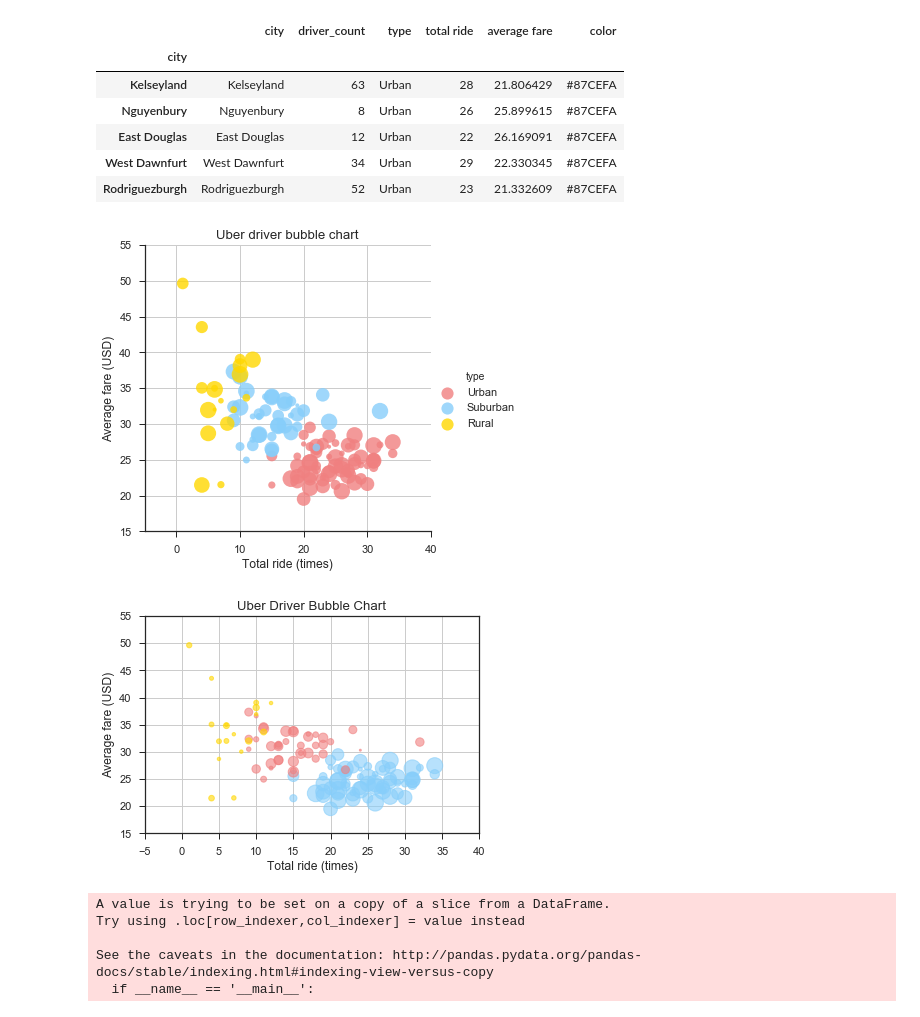
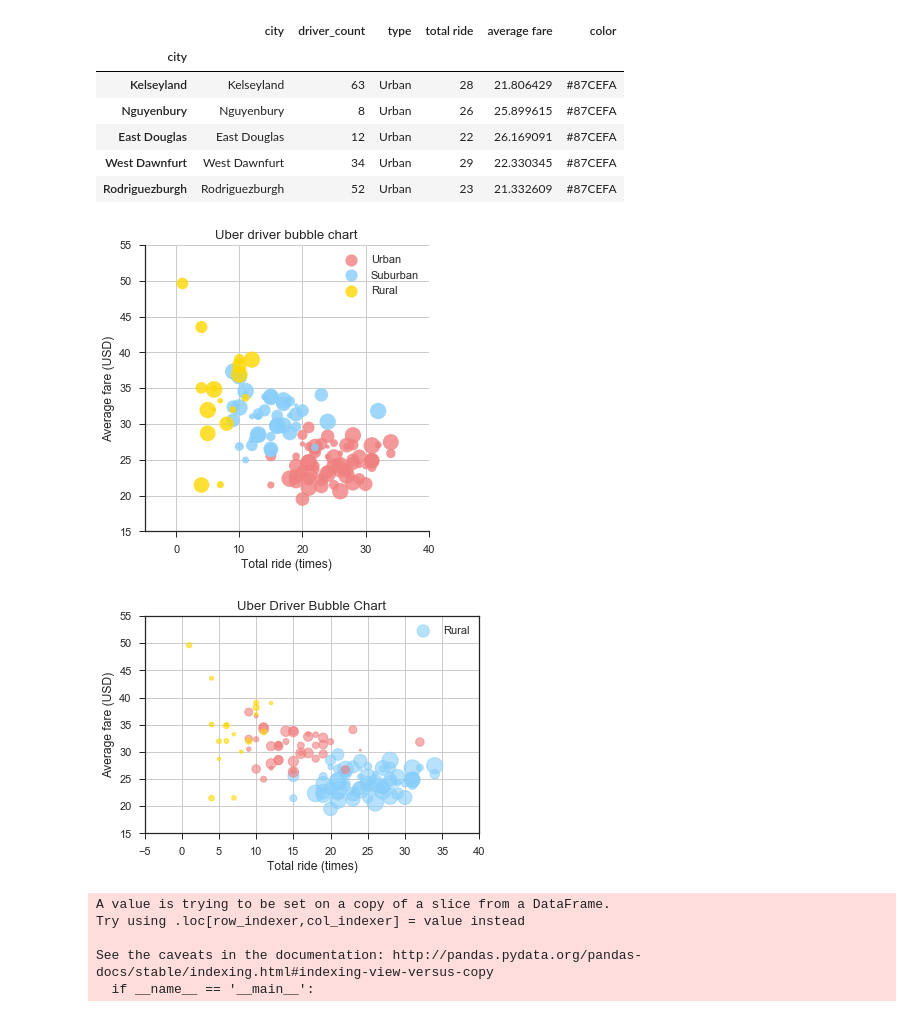
Before and after one commit to sophiacyk/HW5-charts, a Jupyter notebook: Pyber/main.ipynb, the cells around one changed output. Drawn from its saved outputs; the diff is of its cells as text; code cells hidden in the pictures.

```diff
--- a/Pyber/main.ipynb
+++ b/Pyber/main.ipynb
@@ -35,7 +35,7 @@ clean_city_df[clean_city_df.index=="Port James"]
 # %%
 #ride_df.head()
 # %%
-grouped_ride=pd.groupby(ride_df,["city"])
+grouped_ride=pd.DataFrame.groupby(ride_df,["city"])
 # %%
 #* Average Fare ($) Per City
 average_fare=grouped_ride.aggregate({"fare":"mean"})
@@ -87,38 +87,40 @@ clean_city_df.head()
 # %%
 # Use Seaborn to create bubble chart
 
 bubble_size=clean_city_df["driver_count"]*4
 palette={"Rural":"#FFD700","Suburban":"#87CEFA","Urban":"#F08080"}
 
 # Set style of scatterplot
 sns.set_context("notebook",font_scale=1.1)
 sns.set_style("ticks")
 
 #Create scatterplot of dataframe
-sns.lmplot("total ride","average fare",clean_city_df,hue="type",fit_reg=False,palette=palette,scatter_kws={"s":bubble_size})
+sns.lmplot("total ride","average fare",clean_city_df,hue="type",fit_reg=False,palette=palette,scatter_kws={"s":bubble_size},legend=False)
 plt.title("Uber driver bubble chart")
 plt.xlabel("Total ride (times)")
 plt.ylabel("Average fare (USD)")
+plt.legend(loc="best")
 plt.grid()
 plt.ylim((15,55))
 plt.xlim((-5,40))
 plt.savefig("bubblechart.png")
 # %% [output]
-[figure, old version]
+[figure, new version]
 # %%
 #Use Matplotlib to create bubble chart (Need help to add legend)
 
-bubble2=plt.scatter(clean_city_df["total ride"], clean_city_df["average fare"], s=bubble_size,alpha=0.6,linewidth=1)
+bubble2=plt.scatter(clean_city_df["total ride"], clean_city_df["average fare"], s=bubble_size,alpha=0.6, linewidth=1)
 bubble2.set_facecolor(c=clean_city_df["color"])
 plt.title("Uber Driver Bubble Chart")
 plt.xlabel("Total ride (times)")
 plt.ylabel("Average fare (USD)")
+plt.legend(palette)
 plt.grid()
 plt.ylim((15,55))
 plt.xlim((-5,40))
 plt.savefig("bubblechart2.png")
 # %% [output]
-[figure, old version]
+[figure, new version]
 # %%
 clean_city_df["total fare"]=clean_city_df["average fare"]*clean_city_df["total ride"]
 clean_city_df.head()
```
Also changed, not shown: parts of 1 cell of this notebook.
